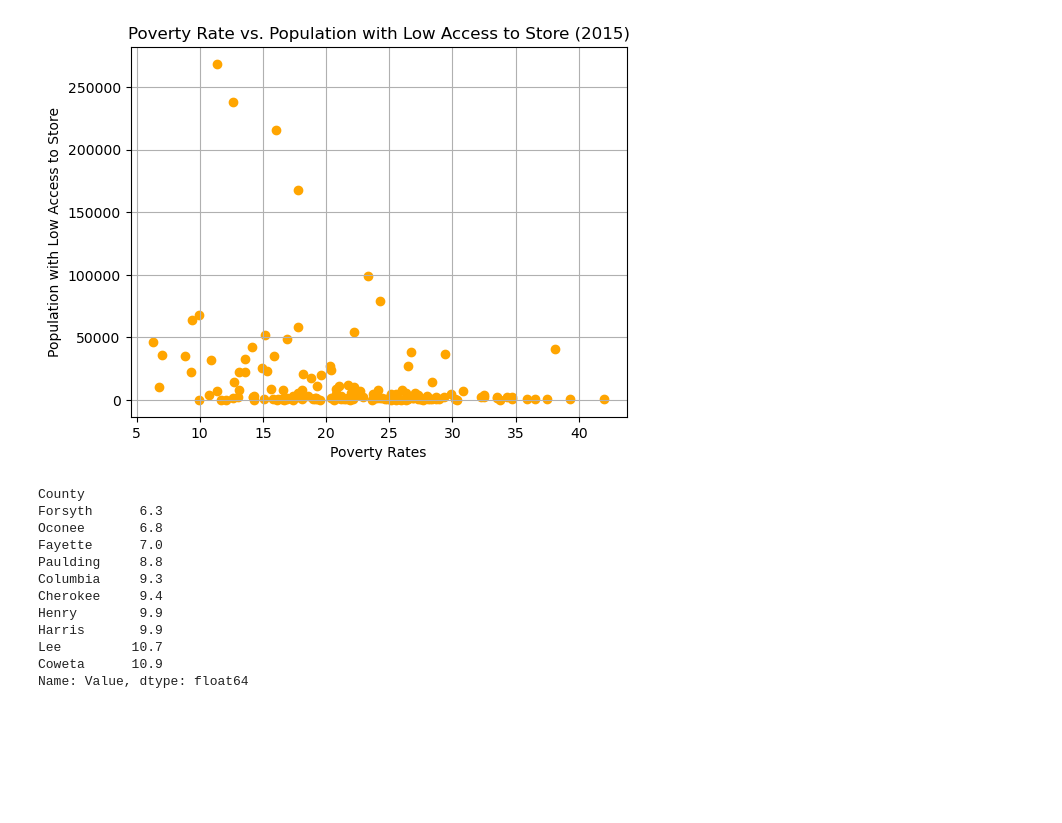
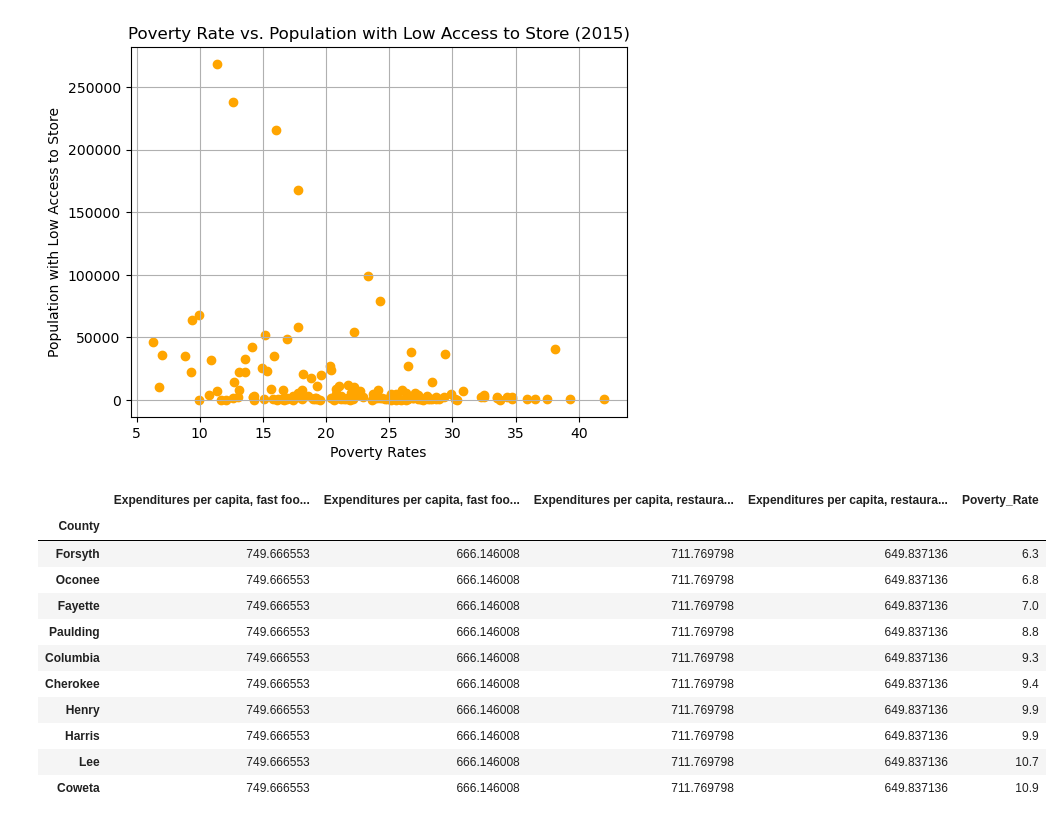
Before and after one commit to anishak520/Project1, a Jupyter notebook: Initial_Data.ipynb, the cells around one changed output. Saved outputs shown, nothing was run; the diff lists cells and outputs as text; code cells hidden in the pictures; blank space fills up the shorter version.

```diff
--- a/Initial_Data.ipynb
+++ b/Initial_Data.ipynb
@@ -156,30 +160,52 @@ plt.grid(True)
 plt.show()
 # %% [output]
 [figure]
-# %%
-
-#My Question: Population Change over time - for highest and lowerst levels of poverty in 2015 - CC
-#Variable Definitions
-Poverty_Rate_15 = GAcounties[(GAcounties["Variable_Code"] == "POVRATE15")]
-Poverty_Rate_by_County = Poverty_Rate_15.groupby('County')['Value'].mean()
-
-sorted_counties = Poverty_Rate_by_County.sort_values()
-Lowest_Poverty_Rate_Counties = sorted_counties.head(10)
-Highest_Poverty_Rate_Counties = sorted_counties.tail(10)
-Highest_Poverty_Rate_Counties
-#Dooly,Clay,Telfair,Hancock,Jenkins,Terrell,Calhoun,Clarke,Wheeler,Stewart
-
-Lowest_Poverty_Rate_Counties
-# %% [output]
-County
-Forsyth      6.3
-Oconee       6.8
-Fayette      7.0
-Paulding     8.8
-Columbia     9.3
-Cherokee     9.4
-Henry        9.9
-Harris       9.9
-Lee         10.7
-Coweta      10.9
-Name: Value, dtype: float64
+# %%
+#My Question: Compare Fast Food vs Restaurant Expenditures in the Counties of Georgia with the highest and lowest Poverty Rates
+#Variable Definitions
+#Expenditures per capita, fast food, 2007
+fast_food__spending07 = GAcounties[(GAcounties["Variable_Code"] == "PC_FFRSALES07")]
+#Expenditures per capita, fast food, 2012
+fast_food__spending12 = GAcounties[(GAcounties["Variable_Code"] == "PC_FFRSALES12")]
+#Expenditures per capita, restaurants, 2007
+restaurant_spending07 = GAcounties[(GAcounties["Variable_Code"] == "PC_FSRSALES07")]
+#"Expenditures per capita, restaurants, 2012
+restaurant_spending12 = GAcounties[(GAcounties["Variable_Code"] == "PC_FSRSALES12")]
+
+#Group by County to get trends by county
+fast_food__spending_by_County12 = fast_food_spending12_df.groupby('County')['Value'].mean()
+fast_food__spending_by_County07 = fast_food_spending07_df.groupby('County')['Value'].mean()
+restaurant_spending_by_County07 = restaurant_spending07.groupby('County')['Value'].mean()
+restaurant_spending_by_County12 = restaurant_spending12.groupby('County')['Value'].mean()
+Poverty_Rate_by_County = Poverty_Rate_15.groupby('County')['Value'].mean()
+
+expenditures_vs_poverty_df = pd.DataFrame({
+    'Expenditures per capita, fast food, 2007': fast_food__spending_by_County07,
+    'Expenditures per capita, fast food, 2012': fast_food__spending_by_County12,
+    'Expenditures per capita, restaurants, 2007': restaurant_spending_by_County07,
+    'Expenditures per capita, restaurants, 2012': restaurant_spending_by_County12,
+    'Poverty_Rate': Poverty_Rate_by_County
+})
+Highest_PRate_Counties= ['Dooly','Clay','Telfair','Hancock','Jenkins','Terrell','Calhoun','Clarke','Wheeler','Stewart']
+Lowest_PRate_Counties =['Forsyth', 'Oconee', 'Fayette', 'Paulding', 'Columbia', 'Cherokee', 'Henry', 'Harris', 'Lee', 'Coweta']
+highest_p_rate_data = expenditures_vs_poverty_df.loc[Highest_PRate_Counties]
+lowest_p_rate_data = expenditures_vs_poverty_df.loc[Lowest_PRate_Counties]
+lowest_p_rate_data
+
+### No correlation - alldata values are the same in each category
+# sorted_counties = Poverty_Rate_by_County.sort_values()
+# Lowest_Poverty_Rate_Counties = sorted_counties.head(10)
+# Highest_Poverty_Rate_Counties = sorted_counties.tail(10)
+# %% [output]
+|  | Expenditures per capita, fast foo... | Expenditures per capita, fast foo... | Expenditures per capita, restaura... | Expenditures per capita, restaura... | Poverty_Rate |
+| County |  |  |  |  |  |
+| Forsyth | 749.666553 | 666.146008 | 711.769798 | 649.837136 | 6.3 |
+| Oconee | 749.666553 | 666.146008 | 711.769798 | 649.837136 | 6.8 |
+| Fayette | 749.666553 | 666.146008 | 711.769798 | 649.837136 | 7.0 |
+| Paulding | 749.666553 | 666.146008 | 711.769798 | 649.837136 | 8.8 |
+| Columbia | 749.666553 | 666.146008 | 711.769798 | 649.837136 | 9.3 |
+| Cherokee | 749.666553 | 666.146008 | 711.769798 | 649.837136 | 9.4 |
+| Henry | 749.666553 | 666.146008 | 711.769798 | 649.837136 | 9.9 |
+| Harris | 749.666553 | 666.146008 | 711.769798 | 649.837136 | 9.9 |
+| Lee | 749.666553 | 666.146008 | 711.769798 | 649.837136 | 10.7 |
+| Coweta | 749.666553 | 666.146008 | 711.769798 | 649.837136 | 10.9 |
```
Also changed, not shown: parts of 2 cells of this notebook.
